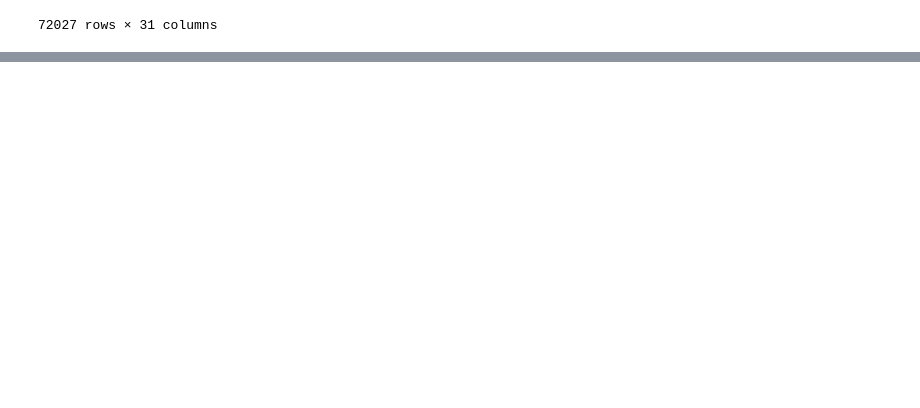
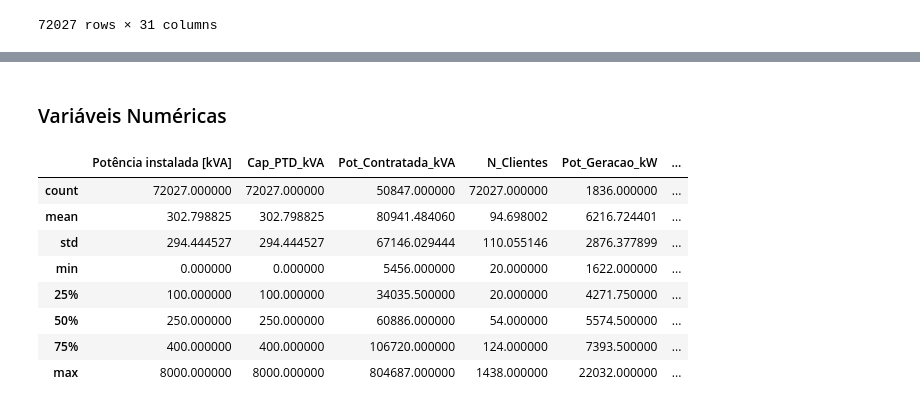
Before and after one commit to n0th1ng999/ANADI_Projeto, a Jupyter notebook: P2/P2.ipynb, the cells around one changed output, grey strips where cells are left out. Cells and saved outputs as stored; diff of their text form; code cells hidden in the pictures; blank space fills up the shorter version.

```diff
--- a/P2/P2.ipynb
+++ b/P2/P2.ipynb
@@ -216,0 +309,14 @@ fig.show()
+# %% [markdown]
+### Variáveis Numéricas
+# %%
+df.describe()
+# %% [output]
+|  | Potência instalada [kVA] | Cap_PTD_kVA | Pot_Contratada_kVA | N_Clientes | Pot_Geracao_kW | ... |
+| count | 72027.000000 | 72027.000000 | 50847.000000 | 72027.000000 | 1836.000000 | ... |
+| mean | 302.798825 | 302.798825 | 80941.484060 | 94.698002 | 6216.724401 | ... |
+| std | 294.444527 | 294.444527 | 67146.029444 | 110.055146 | 2876.377899 | ... |
+| min | 0.000000 | 0.000000 | 5456.000000 | 20.000000 | 1622.000000 | ... |
+| 25% | 100.000000 | 100.000000 | 34035.500000 | 20.000000 | 4271.750000 | ... |
+| 50% | 250.000000 | 250.000000 | 60886.000000 | 54.000000 | 5574.500000 | ... |
+| 75% | 400.000000 | 400.000000 | 106720.000000 | 124.000000 | 7393.500000 | ... |
+| max | 8000.000000 | 8000.000000 | 804687.000000 | 1438.000000 | 22032.000000 | ... |
```
Also changed, not shown: parts of 31 cells of this notebook, 3 other files.
